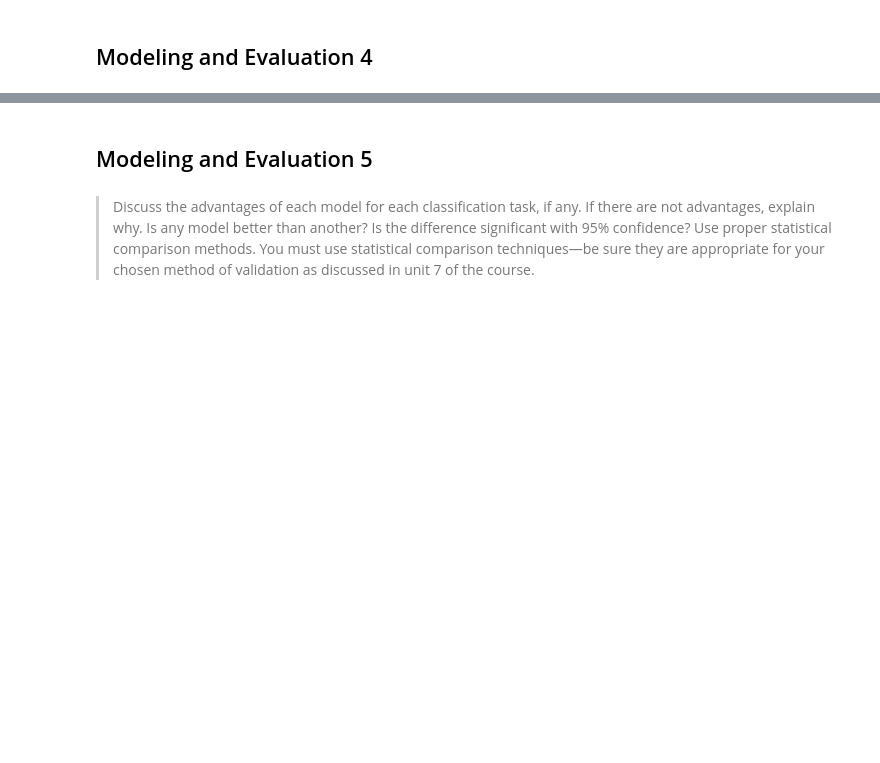
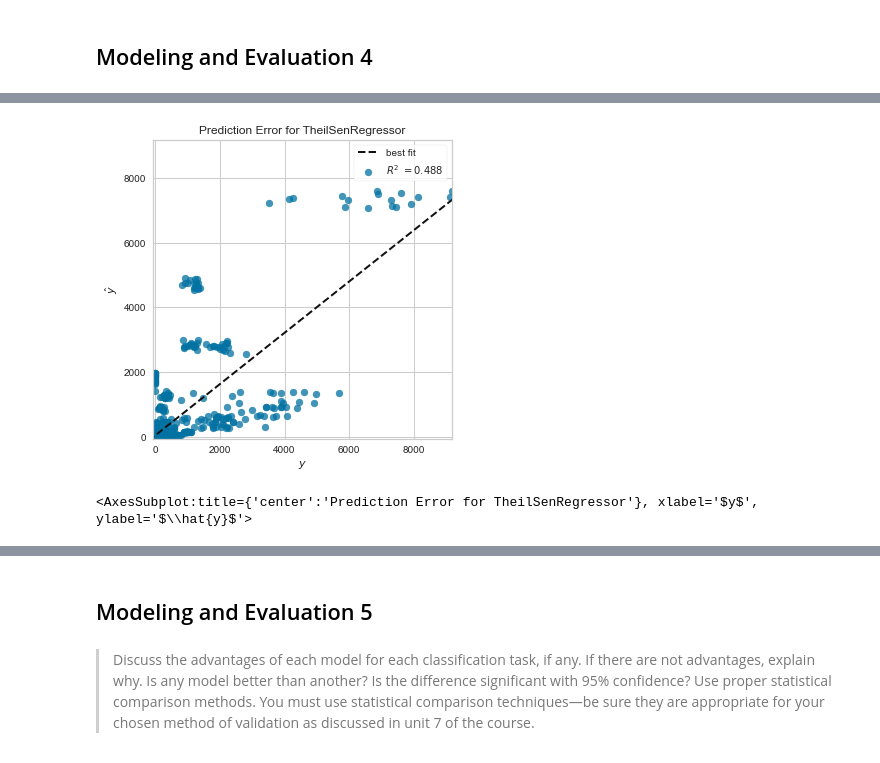
Before and after one commit to zharris1/Project-2, a Jupyter notebook: Project_2_Master.ipynb, the cells around one changed output, grey strips where cells are left out. Saved outputs shown, nothing was run; the diff lists cells and outputs as text; code cells hidden in the pictures; blank space fills up the shorter version.

```diff
--- a/Project_2_Master.ipynb
+++ b/Project_2_Master.ipynb
@@ -475,0 +469,5 @@ The Mean RMSE across all folds is 161422.92896228735
+# %%
+ ## Fit the scaled training data to the Thiel-sen Regressor and score with R squared
+
+ts_model = TheilSenRegressor(random_state=0).fit(X_train_scaled_reg, y_train_reg)
+ts_model.score(X_test_scaled_reg, y_test_reg)
@@ -578,0 +612,11 @@ Wall time: 804 ms
+# %%
+# Yellow Brick visualizer for Prediction Error for Thiel-Sen Regression
+
+ts_visualizer = PredictionError(ts_model, identity=False)
+
+ts_visualizer.fit(X_train_scaled_reg, y_train_reg)  # Fit the training data to the visualizer
+ts_visualizer.score(X_test_scaled_reg, y_test_reg)  # Evaluate the model on the test data
+ts_visualizer.show()                 # Finalize and render the figure
+# %% [output]
+[figure, added]
+<AxesSubplot:title={'center':'Prediction Error for TheilSenRegressor'}, xlabel='$y$', ylabel='$\\hat{y}$'>
```
Also changed, not shown: parts of 33 cells of this notebook.
